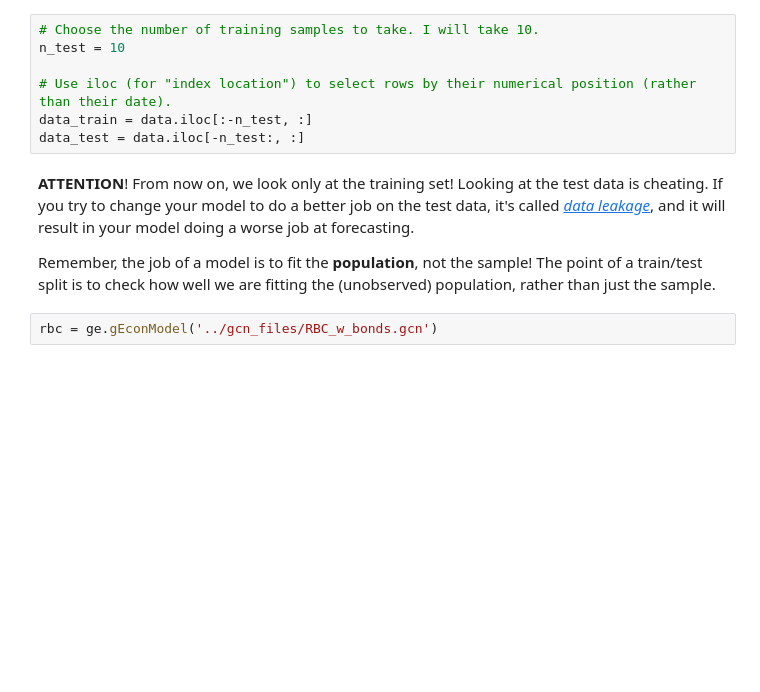
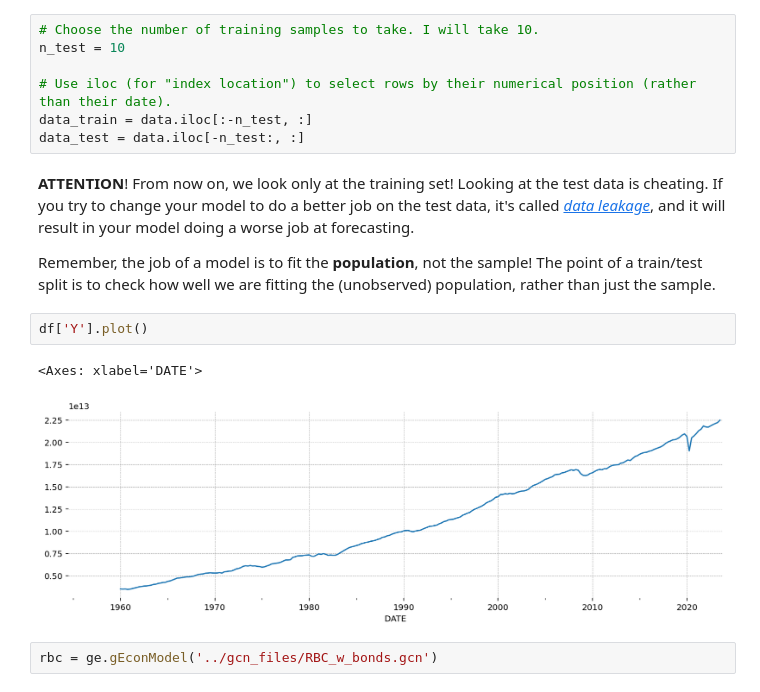
Before and after one commit to jessegrabowski/psme_macro_2023, a Jupyter notebook: Notebooks/TD 10. Project Walkthough.ipynb, the cells around one changed output. Saved outputs shown, nothing was run; the diff lists cells and outputs as text; blank space fills up the shorter version.

Commit message:
update with new graph

```diff
--- a/Notebooks/TD 10. Project Walkthough.ipynb
+++ b/Notebooks/TD 10. Project Walkthough.ipynb
@@ -359,6 +359,11 @@ data_test = data.iloc[-n_test:, :]
 **ATTENTION**! From now on, we look only at the training set! Looking at the test data is cheating. If you try to change your model to do a better job on the test data, it's called [*data leakage*](https://en.wikipedia.org/wiki/Data_leakage), and it will result in your model doing a worse job at forecasting.
 
 Remember, the job of a model is to fit the **population**, not the sample! The point of a train/test split is to check how well we are fitting the (unobserved) population, rather than just the sample.
+# %%
+df['Y'].plot()
+# %% [output]
+<Axes: xlabel='DATE'>
+[figure, added]
 # %%
 rbc = ge.gEconModel('../gcn_files/RBC_w_bonds.gcn')
 # %% [output]
```
